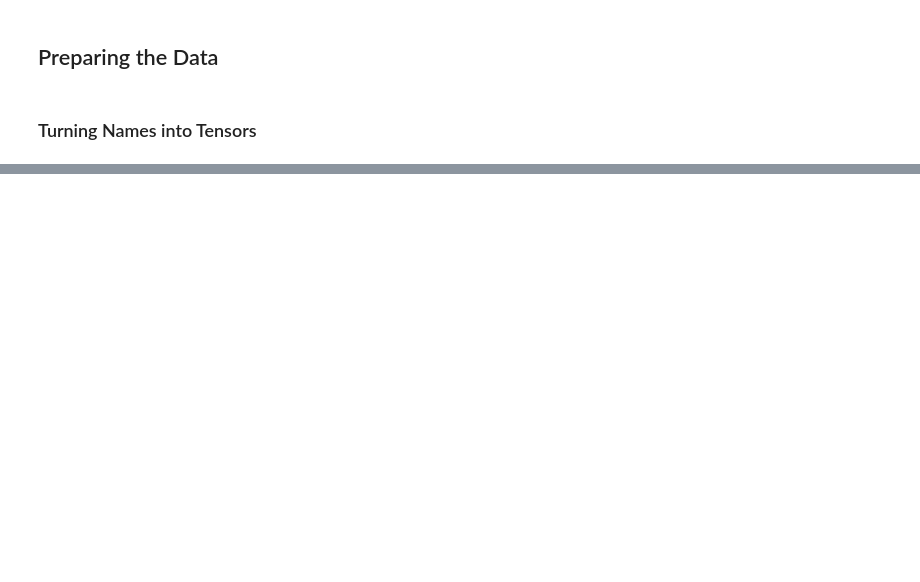
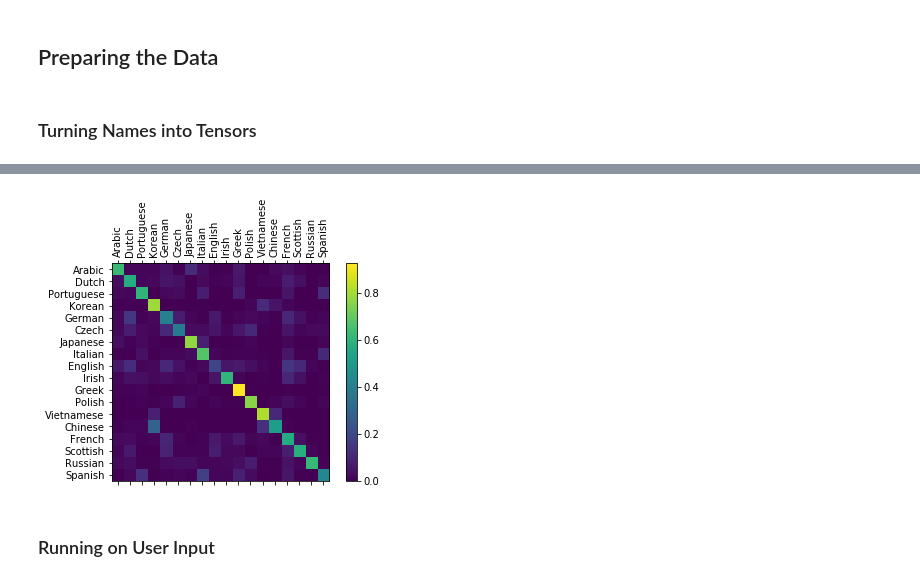
Before and after one commit to Chunngai/notes, a Jupyter notebook: pytorch/NLP/NLP FROM SCRATCH - CLASSIFYING NAMES WITH A CHARACTER-LEVEL RNN.ipynb, the cells around one changed output, grey strips where cells are left out. Saved outputs shown, nothing was run; the diff lists cells and outputs as text; code cells hidden in the pictures; blank space fills up the shorter version.

```diff
--- a/pytorch/NLP/NLP FROM SCRATCH - CLASSIFYING NAMES WITH A CHARACTER-LEVEL RNN.ipynb
+++ b/pytorch/NLP/NLP FROM SCRATCH - CLASSIFYING NAMES WITH A CHARACTER-LEVEL RNN.ipynb
@@ -81,0 +213,44 @@ tensor([[[0., 0., 0., 0., 0., 0., 0., 0., 0., 0., 0., 0., 0., 0., 0., 0., 0.,
+# %%
+confusion = torch.zeros(n_languages, n_languages)
+n_confusion = 10_000
+# %%
+def evaluate(name_tensor):
+    hidden = rnn.init_hidden()
+
+    for i in range(name_tensor.size()[0]):
+        output, hidden = rnn(name_tensor[i], hidden)
+
+    return output
+# %%
+for i in range(n_confusion):
+    language, name, language_tensor, name_tensor = random_training_example()
+    output = evaluate(name_tensor)
+
+    guess, guess_index = language_from_output(output)
+    language_index = languages.index(language)
+    confusion[language_index][guess_index] += 1
+# %%
+# Normalizes by dividing every row by its sum.
+for i in range(n_languages):
+    confusion[i] = confusion[i] / confusion[i].sum()
+
+fig = plt.figure()
+ax = fig.add_subplot(111)
+
+# Plots a colored matrix
+confusion_ax = ax.matshow(confusion.numpy())
+
+# Color bar.
+fig.colorbar(confusion_ax)
+
+# Sets tick labels.
+ax.set_xticklabels([''] + languages, rotation=90)
+ax.set_yticklabels([''] + languages)
+ax.xaxis.set_major_locator(ticker.MultipleLocator(1))
+ax.yaxis.set_major_locator(ticker.MultipleLocator(1))
+
+plt.show()
+# %% [output]
+[figure, added]
+# %% [markdown]
+### Running on User Input
```
Also changed, not shown: parts of 22 cells of this notebook.
